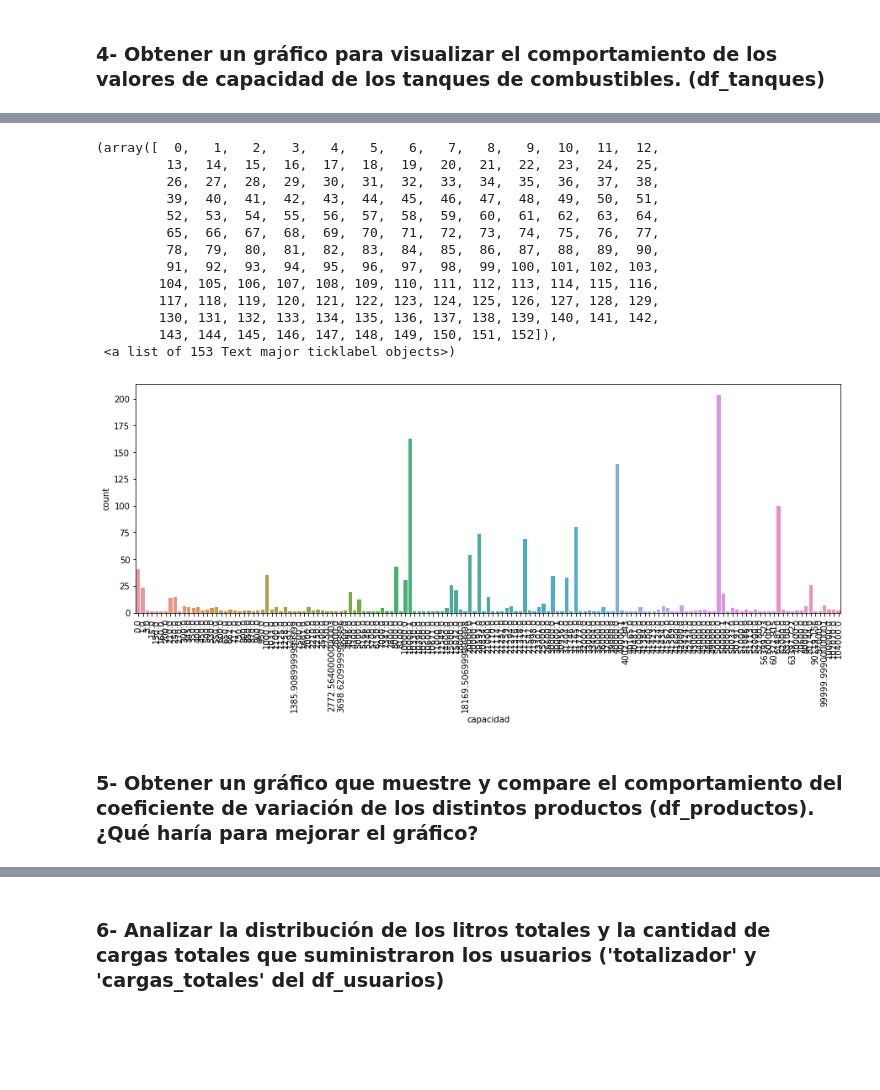
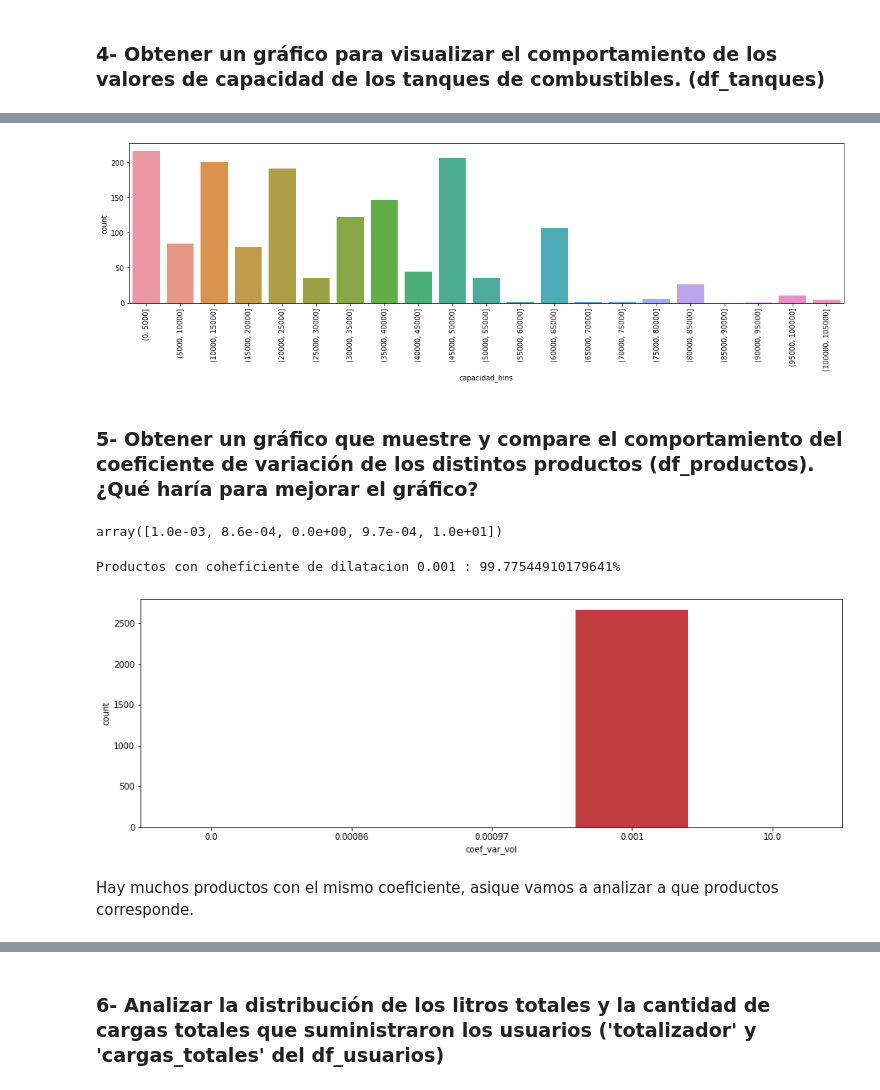
Before and after one commit to sauritlucas/MentoriaBiocombustible, a Jupyter notebook: Practico_de_Analisis_y_Visualizacion_copia.ipynb, the cells around one changed output, grey strips where cells are left out. Cells and saved outputs as stored; diff of their text form; code cells hidden in the pictures; blank space fills up the shorter version.

```diff
--- a/Practico_de_Analisis_y_Visualizacion_copia.ipynb
+++ b/Practico_de_Analisis_y_Visualizacion_copia.ipynb
@@ -686,27 +694,40 @@ Type:      method
 # %%
 fig = plt.figure(figsize=(15,5))
 df_tanques.capacidad = pd.to_numeric(df_tanques.capacidad, errors='coerce')
 data = df_tanques.dropna()
 
 #hacer bins
-
+data['capacidad_bins'] = pd.cut(data.capacidad,bins=list(range(0,110000,5000)))
+data
 sp = plt.subplot('111')
-sns.countplot(data=data,x='capacidad', ax=sp)
-plt.xticks(rotation=90)
+sns.countplot(data=data,x='capacidad_bins', ax=sp,)
+sp.set_xticklabels(sp.get_xticklabels(),rotation=90)
+fig.tight_layout()
 # %% [output]
-(array([  0,   1,   2,   3,   4,   5,   6,   7,   8,   9,  10,  11,  12,
-         13,  14,  15,  16,  17,  18,  19,  20,  21,  22,  23,  24,  25,
-         26,  27,  28,  29,  30,  31,  32,  33,  34,  35,  36,  37,  38,
-         39,  40,  41,  42,  43,  44,  45,  46,  47,  48,  49,  50,  51,
-         52,  53,  54,  55,  56,  57,  58,  59,  60,  61,  62,  63,  64,
-         65,  66,  67,  68,  69,  70,  71,  72,  73,  74,  75,  76,  77,
-         78,  79,  80,  81,  82,  83,  84,  85,  86,  87,  88,  89,  90,
-         91,  92,  93,  94,  95,  96,  97,  98,  99, 100, 101, 102, 103,
-        104, 105, 106, 107, 108, 109, 110, 111, 112, 113, 114, 115, 116,
-        117, 118, 119, 120, 121, 122, 123, 124, 125, 126, 127, 128, 129,
-        130, 131, 132, 133, 134, 135, 136, 137, 138, 139, 140, 141, 142,
-        143, 144, 145, 146, 147, 148, 149, 150, 151, 152]),
- <a list of 153 Text major ticklabel objects>)
-[figure, old version]
+[figure, new version]
 # %% [markdown]
 ### 5- Obtener un gráfico que muestre y compare el comportamiento del coeficiente de variación de los distintos productos (df_productos). ¿Qué haría para mejorar el gráfico?
+# %%
+# coeficiente de variacion de volumen
+df_productos.coef_var_vol.unique()
+# %% [output]
+array([1.0e-03, 8.6e-04, 0.0e+00, 9.7e-04, 1.0e+01])
+# %%
+fig = plt.figure(figsize=(15,5))
+
+sp = plt.subplot('111')
+sns.countplot(data=df_productos, x='coef_var_vol',ax=sp)
+
+data = df_productos.coef_var_vol.dropna()
+
+print(
+    "Productos con coheficiente de dilatacion 0.001 : {}%".format(
+        (100 * len(data[data == 0.001])/len(data))
+    )
+)
+# hay muchos productos con el mismo coheficiente.
+# %% [output]
+Productos con coheficiente de dilatacion 0.001 : 99.77544910179641%
+[figure, added]
+# %% [markdown]
+Hay muchos productos con el mismo coeficiente, asique vamos a analizar a que productos corresponde.
```
Also changed, not shown: parts of 20 cells of this notebook.
